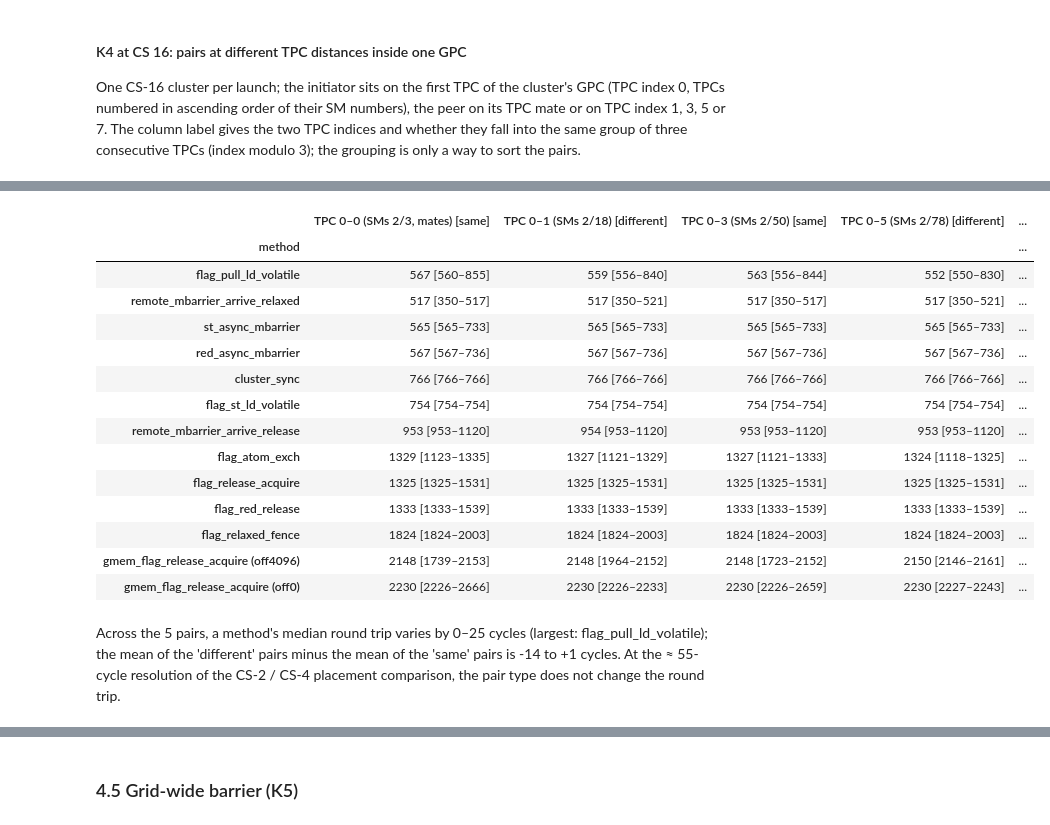
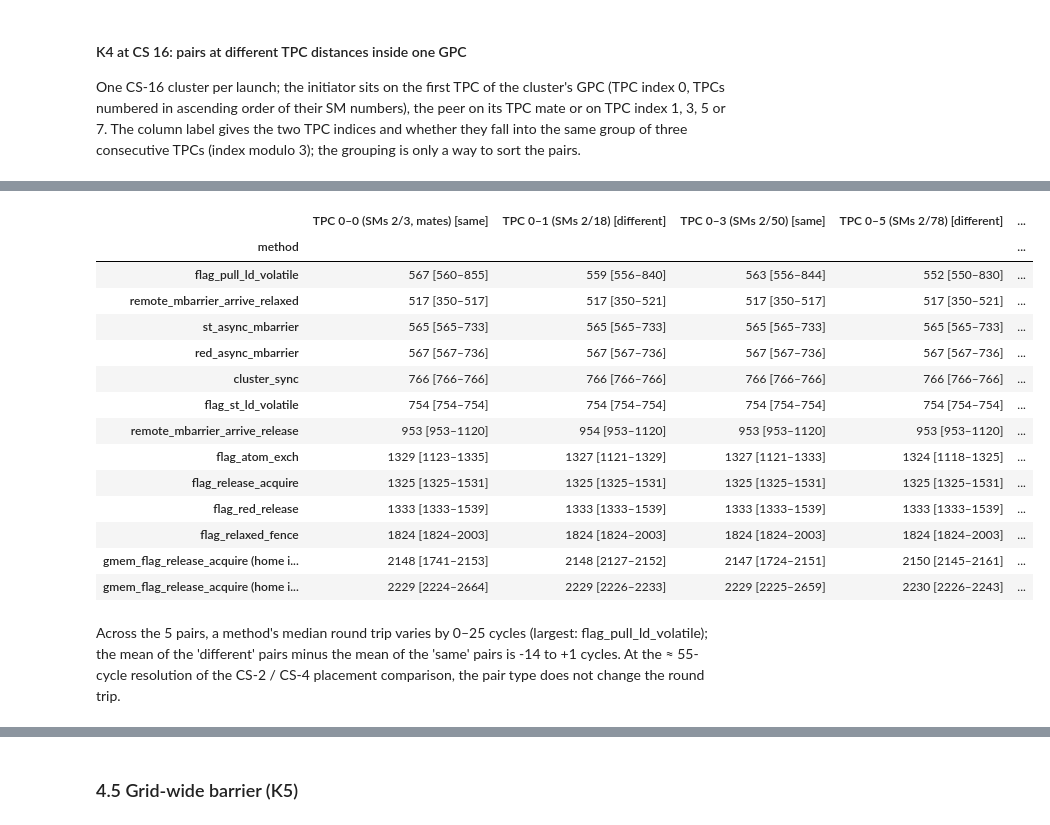
Before and after one commit to lomolisso/h100-microbench, a Jupyter notebook: experiments/07__synchronization_primitives/07__synchronization_primitives.ipynb, the cells around one changed output, grey strips where cells are left out. Saved outputs shown, nothing was run; the diff lists cells and outputs as text; code cells hidden in the pictures.

```diff
--- a/experiments/07__synchronization_primitives/07__synchronization_primitives.ipynb
+++ b/experiments/07__synchronization_primitives/07__synchronization_primitives.ipynb
@@ -55,7 +55,7 @@ import pandas as pd
 from IPython.display import Markdown, display
 
 sys.path.insert(0, "src")
-from common07 import RES, EXP, load_prim, load_prop, net_lds, read_run, runs, stats, window_pcs
+from common07 import RES, EXP, k4_method, load_prim, load_prop, net_lds, read_run, runs, sm_map, stats, window_pcs
 
 QUICK = False
 C = ["#2a78d6", "#eb6834", "#1baf7a", "#eda100", "#e87ba4", "#008300", "#6250d6", "#e34948"]  # fixed categorical order
@@ -73,6 +73,7 @@ P, PRUN = {}, {}
 for k in ["k2", "k3", "k4"]:
     P[k], PRUN[k] = load_prop(k, QUICK)
 MHZ = float(np.median([K[k].sm_clock_mhz.median() for k in K]))
+SMAP = sm_map()  # SM → GPC / L2 partition of this device (latest map)
 
 
 def ns_axis(ax, which="y"):
@@ -585,12 +586,11 @@ display(table(p3, ["primitive", "smid_src", "smid_dst"], "one_way_ns").set_index
 ### 4.4 Signalling between two CTAs of a cluster (K4)
 # %%
 p4 = P["k4"].copy()
-p4["pair"] = p4.variant.str[-3:]
+p4["pair"] = p4.variant.astype(str).str.extract(r"_(r0\d)")[0]
 p4["place"] = np.where(p4.cs == 2, "CS 2, ranks 0↔1 (SMs " + p4.smid_src.astype(str) + "/" + p4.smid_dst.astype(str) + ")",
                        np.where(p4.pair == "r01", "CS 4, ranks 0↔1 (TPC mates, SMs " + p4.smid_src.astype(str) + "/" + p4.smid_dst.astype(str) + ")",
                                 "CS 4, ranks 0↔2 (different TPCs, SMs " + p4.smid_src.astype(str) + "/" + p4.smid_dst.astype(str) + ")"))
-p4["method"] = p4.primitive.astype(str) + np.where(p4.primitive == "gmem_flag_release_acquire",
-                                                  " (" + p4.variant.str.split("_").str[0] + ")", "")
+p4["method"] = k4_method(p4, SMAP.partition)
 s = stats(p4, ["method", "place"], "round_trip_cycles")
 ref = s[(s.method.str.startswith("gmem")) & s.place.str.startswith("CS 2")]["median"].min()
 order = s[s.place.str.startswith("CS 2")].sort_values("median").method.tolist()
@@ -601,7 +601,7 @@ for i, pl in enumerate(places):
     q = s[s.place == pl].set_index("method").reindex(order)
     ax.barh(y + (i - 1) * 0.27, q["median"], height=0.25, color=C[i], label=pl,
             xerr=[q["median"] - q.p5, q.p95 - q["median"]], error_kw=dict(ecolor=INK2, lw=0.8))
-ax.axvline(ref, ls=":", color=INK, lw=1.5, label="via global memory (L2), best of the two flag pages, CS 2")
+ax.axvline(ref, ls=":", color=INK, lw=1.5, label="via global memory (L2), faster global-flag row, CS 2")
 ax.set_yticks(y, order)
 ax.invert_yaxis()
 ax.set_xlabel("round trip, cycles on rank 0 (median, p5–p95): signal → peer sees it → peer signals back → seen")
@@ -677,8 +677,7 @@ else:
     TPCS = {g: sorted({s // 2 for s in d.smid}) for g, d in gm.groupby("gpc")}
     tidx = lambda s: TPCS[GPC[s]].index(s // 2)
     p16 = p16.assign(ia=p16.smid_src.map(tidx), ib=p16.smid_dst.map(tidx), g=p16.smid_src.map(GPC))
-    p16["method"] = p16.primitive.astype(str) + np.where(p16.primitive == "gmem_flag_release_acquire",
-                                                        " (" + p16.variant.str.split("_").str[0] + ")", "")
+    p16["method"] = k4_method(p16, SMAP.partition)
     p16["pair"] = ("TPC " + p16.ia.astype(str) + "–" + p16.ib.astype(str) + " (SMs " + p16.smid_src.astype(str) + "/"
                    + p16.smid_dst.astype(str) + np.where(p16.ia == p16.ib, ", mates", "") + ")")
     p16["mod3"] = np.where(p16.ia % 3 == p16.ib % 3, "same", "different")
@@ -713,16 +712,16 @@ else:
 |  | TPC 0–0 (SMs 2/3, mates) [same] | TPC 0–1 (SMs 2/18) [different] | TPC 0–3 (SMs 2/50) [same] | TPC 0–5 (SMs 2/78) [different] | ... |
 | method |  |  |  |  | ... |
 | flag_pull_ld_volatile | 567 [560–855] | 559 [556–840] | 563 [556–844] | 552 [550–830] | ... |
 | remote_mbarrier_arrive_relaxed | 517 [350–517] | 517 [350–521] | 517 [350–517] | 517 [350–521] | ... |
 | st_async_mbarrier | 565 [565–733] | 565 [565–733] | 565 [565–733] | 565 [565–733] | ... |
 | red_async_mbarrier | 567 [567–736] | 567 [567–736] | 567 [567–736] | 567 [567–736] | ... |
 | cluster_sync | 766 [766–766] | 766 [766–766] | 766 [766–766] | 766 [766–766] | ... |
 | flag_st_ld_volatile | 754 [754–754] | 754 [754–754] | 754 [754–754] | 754 [754–754] | ... |
 | remote_mbarrier_arrive_release | 953 [953–1120] | 954 [953–1120] | 953 [953–1120] | 953 [953–1120] | ... |
 | flag_atom_exch | 1329 [1123–1335] | 1327 [1121–1329] | 1327 [1121–1333] | 1324 [1118–1325] | ... |
 | flag_release_acquire | 1325 [1325–1531] | 1325 [1325–1531] | 1325 [1325–1531] | 1325 [1325–1531] | ... |
 | flag_red_release | 1333 [1333–1539] | 1333 [1333–1539] | 1333 [1333–1539] | 1333 [1333–1539] | ... |
 | flag_relaxed_fence | 1824 [1824–2003] | 1824 [1824–2003] | 1824 [1824–2003] | 1824 [1824–2003] | ... |
-| gmem_flag_release_acquire (off4096) | 2148 [1739–2153] | 2148 [1964–2152] | 2148 [1723–2152] | 2150 [2146–2161] | ... |
-| gmem_flag_release_acquire (off0) | 2230 [2226–2666] | 2230 [2226–2233] | 2230 [2226–2659] | 2230 [2227–2243] | ... |
+| gmem_flag_release_acquire (home i... | 2148 [1741–2153] | 2148 [2127–2152] | 2147 [1724–2151] | 2150 [2145–2161] | ... |
+| gmem_flag_release_acquire (home i... | 2229 [2224–2664] | 2229 [2226–2233] | 2229 [2225–2659] | 2230 [2226–2243] | ... |
 Across the 5 pairs, a method's median round trip varies by 0–25 cycles (largest: flag_pull_ld_volatile); the mean of the 'different' pairs minus the mean of the 'same' pairs is -14 to +1 cycles. At the ≈ 55-cycle resolution of the CS-2 / CS-4 placement comparison, the pair type does not change the round trip.
```
Also changed, not shown: parts of 9 cells of this notebook, 5 other files.
